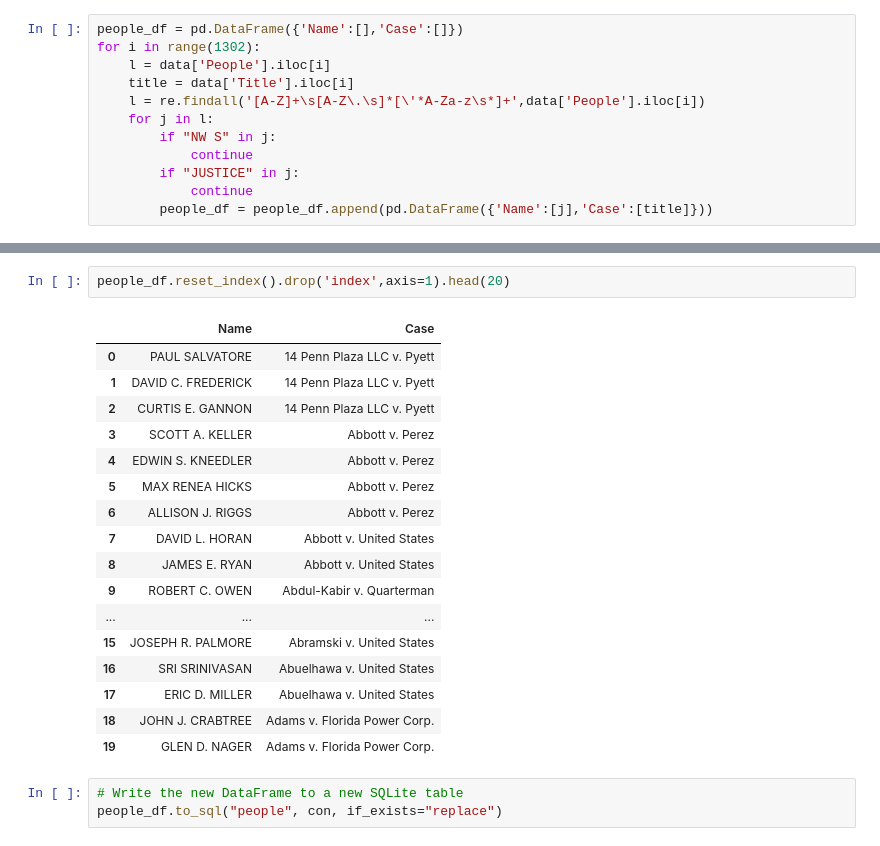
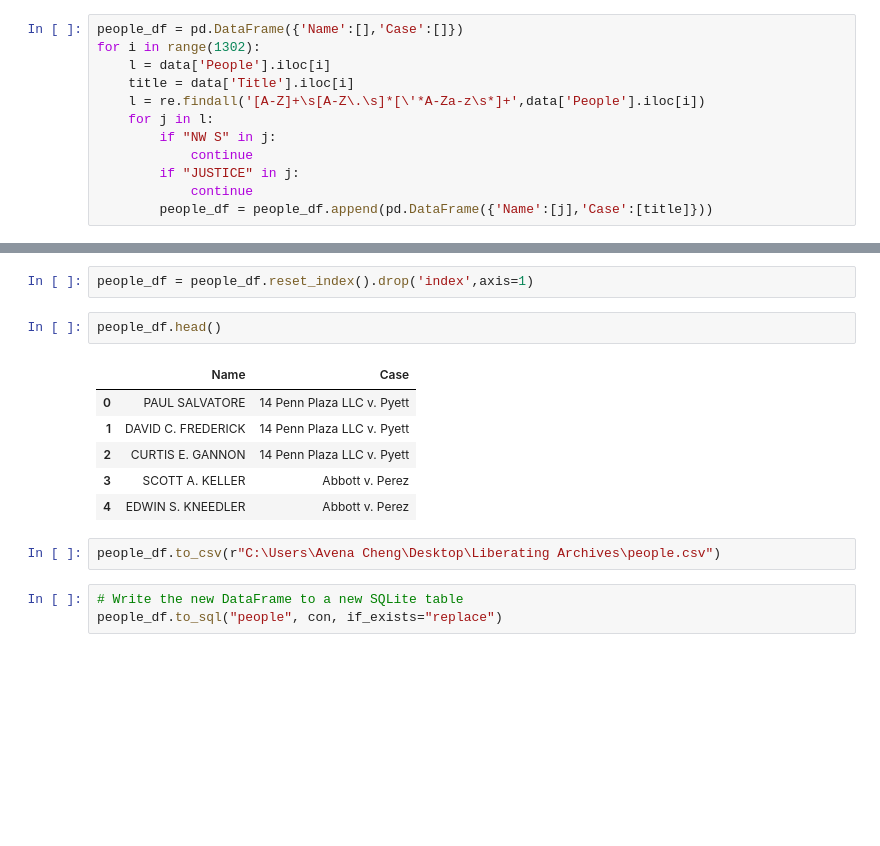
Before and after one commit to pratibha99/supreme-court-transcripts, a Jupyter notebook: Dataframes.ipynb, the cells around one changed output, grey strips where cells are left out. Drawn from its saved outputs; the diff is of its cells as text; blank space fills up the shorter version.

```diff
--- a/Dataframes.ipynb
+++ b/Dataframes.ipynb
@@ -235,23 +229,16 @@ people_df
 # %%
-people_df.reset_index().drop('index',axis=1).head(20)
+people_df = people_df.reset_index().drop('index',axis=1)
-# %% [output]
-|  | Name | Case |
-| 0 | PAUL SALVATORE | 14 Penn Plaza LLC v. Pyett |
-| 1 | DAVID C. FREDERICK | 14 Penn Plaza LLC v. Pyett |
-| 2 | CURTIS E. GANNON | 14 Penn Plaza LLC v. Pyett |
-| 3 | SCOTT A. KELLER | Abbott v. Perez |
-| 4 | EDWIN S. KNEEDLER | Abbott v. Perez |
-| 5 | MAX RENEA HICKS | Abbott v. Perez |
-| 6 | ALLISON J. RIGGS | Abbott v. Perez |
-| 7 | DAVID L. HORAN | Abbott v. United States |
-| 8 | JAMES E. RYAN | Abbott v. United States |
-| 9 | ROBERT C. OWEN | Abdul-Kabir v. Quarterman |
-| ... | ... | ... |
-| 15 | JOSEPH R. PALMORE | Abramski v. United States |
-| 16 | SRI SRINIVASAN | Abuelhawa v. United States |
-| 17 | ERIC D. MILLER | Abuelhawa v. United States |
-| 18 | JOHN J. CRABTREE | Adams v. Florida Power Corp. |
-| 19 | GLEN D. NAGER | Adams v. Florida Power Corp. |
+# %%
+people_df.head()
+# %% [output]
+|  | Name | Case |
+| 0 | PAUL SALVATORE | 14 Penn Plaza LLC v. Pyett |
+| 1 | DAVID C. FREDERICK | 14 Penn Plaza LLC v. Pyett |
+| 2 | CURTIS E. GANNON | 14 Penn Plaza LLC v. Pyett |
+| 3 | SCOTT A. KELLER | Abbott v. Perez |
+| 4 | EDWIN S. KNEEDLER | Abbott v. Perez |
+# %%
+people_df.to_csv(r"C:\Users\Avena Cheng\Desktop\Liberating Archives\people.csv")
 # %%
 # Write the new DataFrame to a new SQLite table
 people_df.to_sql("people", con, if_exists="replace")
```
Also changed, not shown: parts of 6 cells of this notebook, 1 other file.
